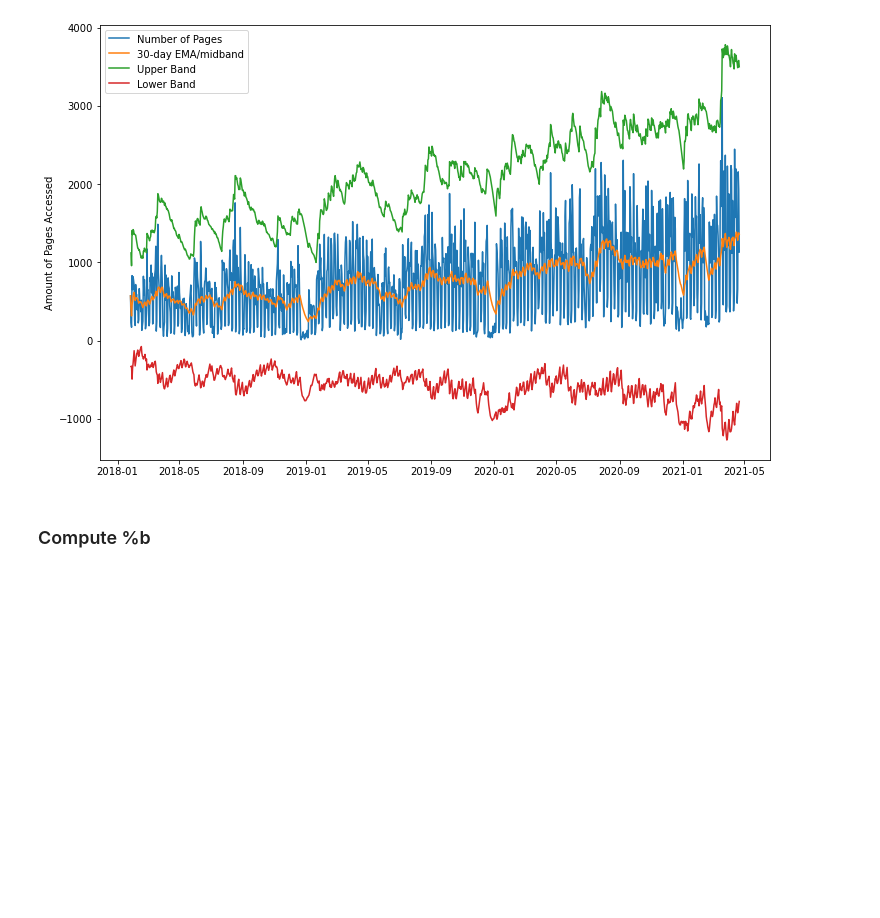
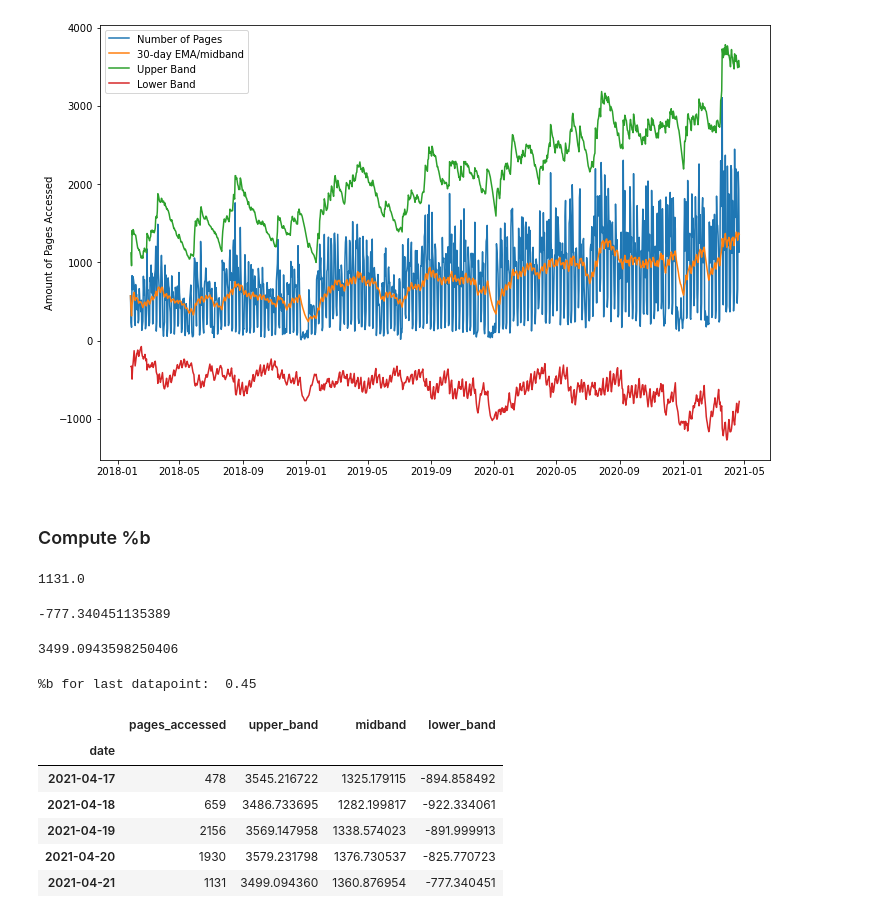
Before and after one commit to johngrinstead/anomaly-detection-exercises, a Jupyter notebook: time_series_anomaly_detection.ipynb, the cells around one changed output. Saved outputs shown, nothing was run; the diff lists cells and outputs as text; code cells hidden in the pictures; blank space fills up the shorter version.

```diff
--- a/time_series_anomaly_detection.ipynb
+++ b/time_series_anomaly_detection.ipynb
@@ -333,3 +333,42 @@ plt.show()
 [figure]
 # %% [markdown]
 ### Compute %b
+# %%
+last_measure = pages.iloc[-1].pages_accessed
+# acquire the last observation
+
+last_measure
+# %% [output]
+1131.0
+# %%
+last_lower_band = pages.iloc[-1].lower_band
+# acquire last lower band
+
+last_lower_band
+# %% [output]
+-777.340451135389
+# %%
+last_upper_band = pages.iloc[-1].upper_band
+# acquire last upper band
+
+last_upper_band
+# %% [output]
+3499.0943598250406
+# %%
+last_pct_b = (last_measure - last_lower_band)/(last_upper_band - last_lower_band)
+# compute %b
+
+
+print('%b for last datapoint: ', round(last_pct_b, 2))
+# %% [output]
+%b for last datapoint:  0.45
+# %%
+pages.tail()
+# %% [output]
+|  | pages_accessed | upper_band | midband | lower_band |
+| date |  |  |  |  |
+| 2021-04-17 | 478 | 3545.216722 | 1325.179115 | -894.858492 |
+| 2021-04-18 | 659 | 3486.733695 | 1282.199817 | -922.334061 |
+| 2021-04-19 | 2156 | 3569.147958 | 1338.574023 | -891.999913 |
+| 2021-04-20 | 1930 | 3579.231798 | 1376.730537 | -825.770723 |
+| 2021-04-21 | 1131 | 3499.094360 | 1360.876954 | -777.340451 |
```
Also changed, not shown: parts of 15 cells of this notebook.
